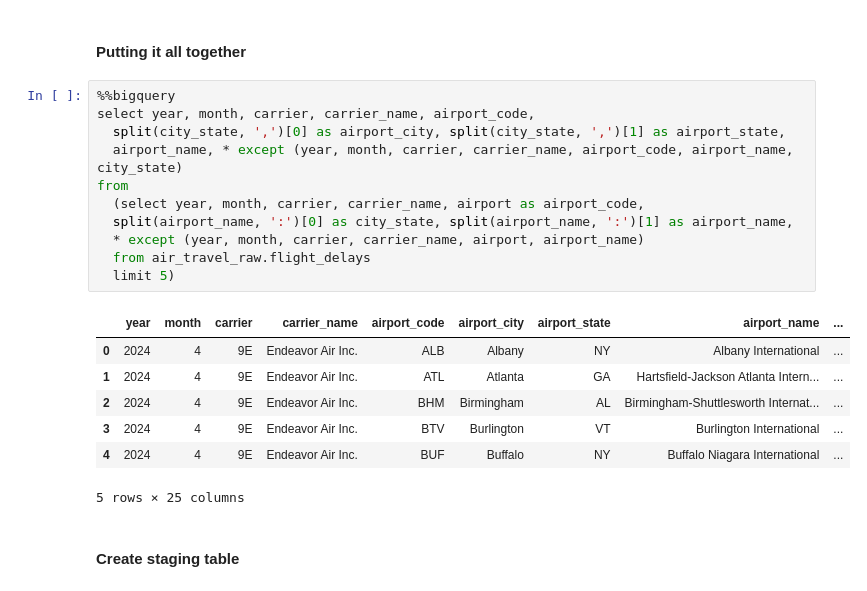
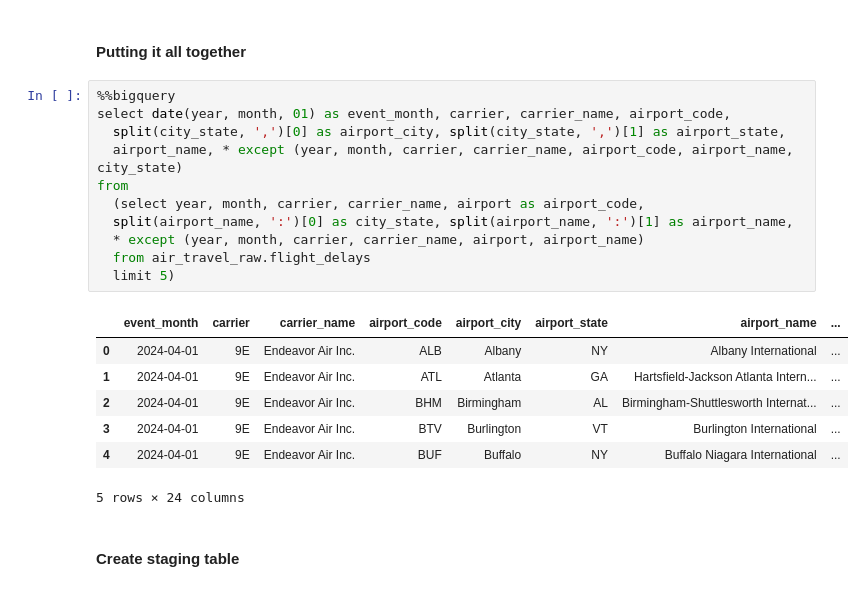
Before and after one commit to cs378-fall2024/snippets, a Jupyter notebook: project3/3-air-travel-stg.ipynb, the cells around one changed output. Drawn from its saved outputs; the diff is of its cells as text.

Commit message:
converted event_month in flight_delays

```diff
--- a/project3/3-air-travel-stg.ipynb
+++ b/project3/3-air-travel-stg.ipynb
@@ -934,23 +934,23 @@ from
 #### Putting it all together
 # %%
 %%bigquery
-select year, month, carrier, carrier_name, airport_code,
+select date(year, month, 01) as event_month, carrier, carrier_name, airport_code,
   split(city_state, ',')[0] as airport_city, split(city_state, ',')[1] as airport_state,
   airport_name, * except (year, month, carrier, carrier_name, airport_code, airport_name, city_state)
 from
   (select year, month, carrier, carrier_name, airport as airport_code,
   split(airport_name, ':')[0] as city_state, split(airport_name, ':')[1] as airport_name,
   * except (year, month, carrier, carrier_name, airport, airport_name)
   from air_travel_raw.flight_delays
   limit 5)
 # %% [output]
-|  | year | month | carrier | carrier_name | airport_code | airport_city | airport_state | airport_name | ... |
-| 0 | 2024 | 4 | 9E | Endeavor Air Inc. | ALB | Albany | NY | Albany International | ... |
-| 1 | 2024 | 4 | 9E | Endeavor Air Inc. | ATL | Atlanta | GA | Hartsfield-Jackson Atlanta Intern... | ... |
-| 2 | 2024 | 4 | 9E | Endeavor Air Inc. | BHM | Birmingham | AL | Birmingham-Shuttlesworth Internat... | ... |
-| 3 | 2024 | 4 | 9E | Endeavor Air Inc. | BTV | Burlington | VT | Burlington International | ... |
-| 4 | 2024 | 4 | 9E | Endeavor Air Inc. | BUF | Buffalo | NY | Buffalo Niagara International | ... |
+|  | event_month | carrier | carrier_name | airport_code | airport_city | airport_state | airport_name | ... |
+| 0 | 2024-04-01 | 9E | Endeavor Air Inc. | ALB | Albany | NY | Albany International | ... |
+| 1 | 2024-04-01 | 9E | Endeavor Air Inc. | ATL | Atlanta | GA | Hartsfield-Jackson Atlanta Intern... | ... |
+| 2 | 2024-04-01 | 9E | Endeavor Air Inc. | BHM | Birmingham | AL | Birmingham-Shuttlesworth Internat... | ... |
+| 3 | 2024-04-01 | 9E | Endeavor Air Inc. | BTV | Burlington | VT | Burlington International | ... |
+| 4 | 2024-04-01 | 9E | Endeavor Air Inc. | BUF | Buffalo | NY | Buffalo Niagara International | ... |
-5 rows × 25 columns
+5 rows × 24 columns
 # %% [markdown]
 #### Create staging table
 # %%
```
Also changed, not shown: parts of 1 cell of this notebook, 1 other file.
